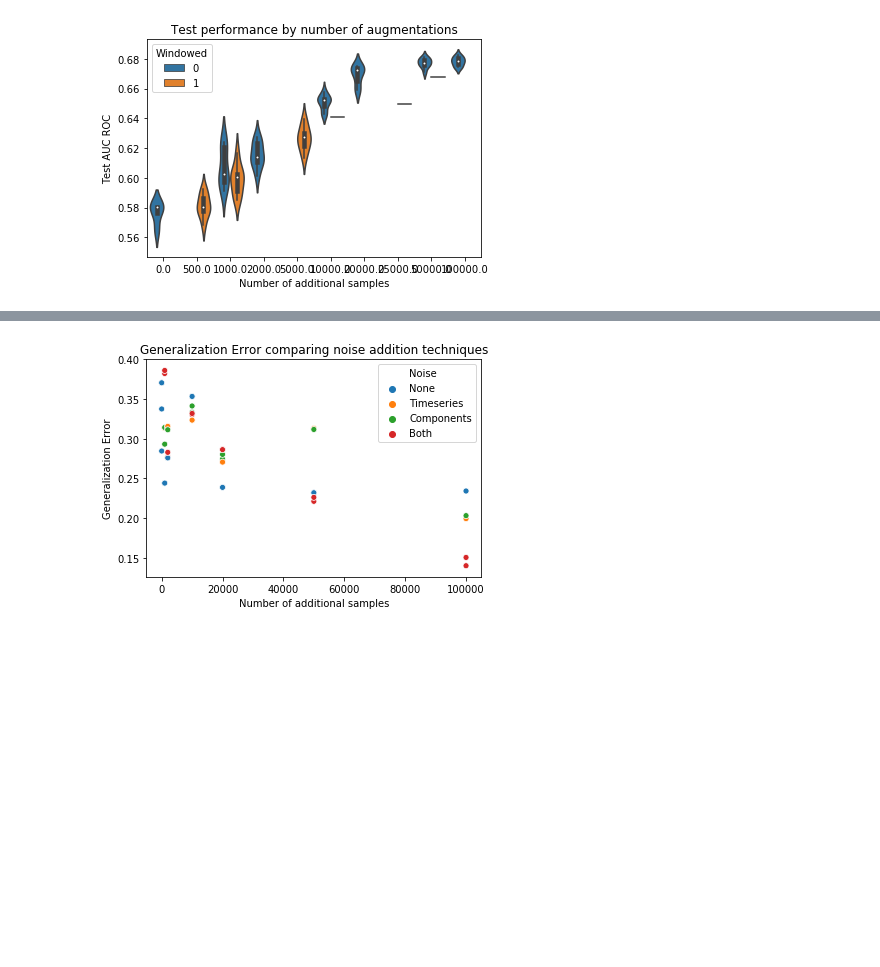
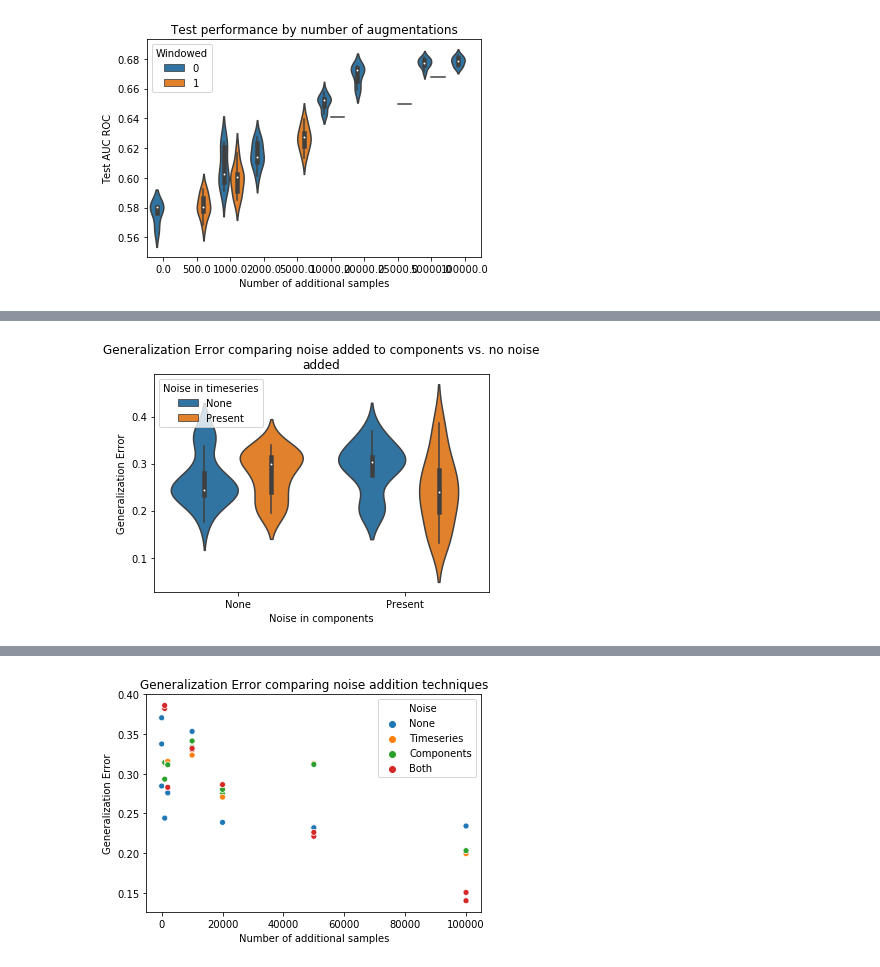
Before and after one commit to DeepLearningForPrecisionHealthLab/ConsistentASDCorrelates, a Jupyter notebook: Parallelization/DataAugmentationVisualization.ipynb, the cells around one changed output, grey strips where cells are left out. Saved outputs shown, nothing was run; the diff lists cells and outputs as text; code cells hidden in the pictures; blank space fills up the shorter version.

```diff
--- a/Parallelization/DataAugmentationVisualization.ipynb
+++ b/Parallelization/DataAugmentationVisualization.ipynb
@@ -230,0 +231,6 @@ plt.savefig(os.path.join(sRoot, 'Images', 'TestPerfByTimeseriesNoise_v2.png'))
+# %%
+plt.title("\n".join(wrap('Generalization Error comparing noise added to components vs. no noise added')))
+sns.violinplot(x='Noise in components', y='Generalization Error', hue='Noise in timeseries', data=pdDataAug)
+plt.savefig(os.path.join(sRoot, 'Images', 'NoiseGeneralizationError.png'))
+# %% [output]
+[figure, added]
```
Also changed, not shown: parts of 16 cells of this notebook, 3 other files.
